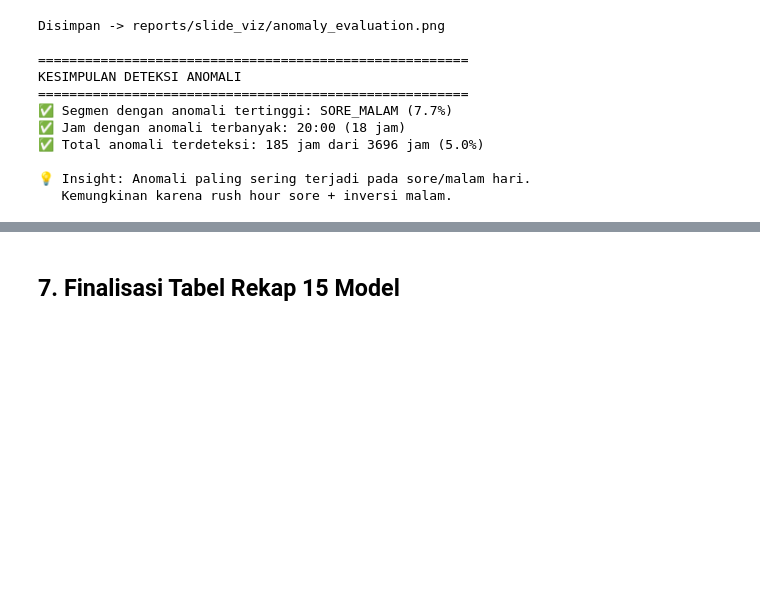
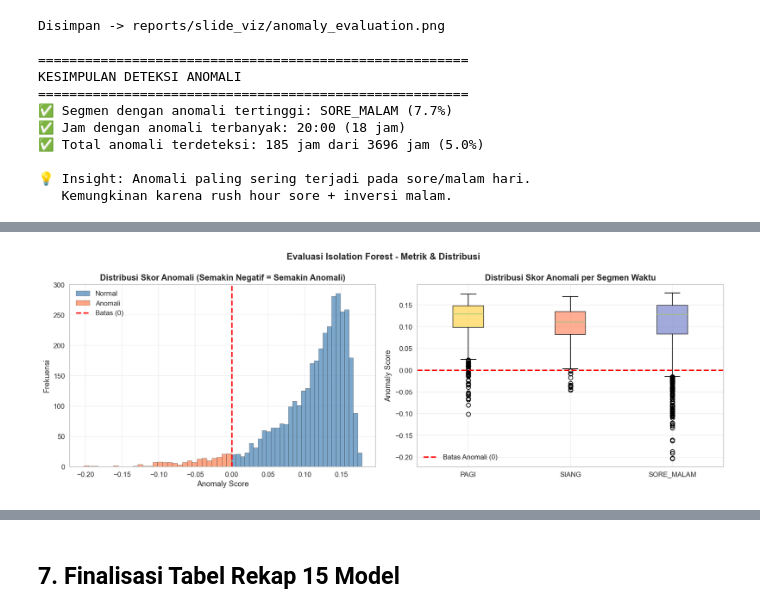
Before and after one commit to yuhanidz2325/aeris-air-quality, a Jupyter notebook: notebooks/05_finalisasi.ipynb, the cells around one changed output, grey strips where cells are left out. Saved outputs shown, nothing was run; the diff lists cells and outputs as text; code cells hidden in the pictures; blank space fills up the shorter version.

```diff
--- a/notebooks/05_finalisasi.ipynb
+++ b/notebooks/05_finalisasi.ipynb
@@ -706,0 +709,89 @@ KESIMPULAN DETEKSI ANOMALI
+# %%
+print("=" * 55)
+print("METRIK EVALUASI ISOLATION FOREST")
+print("=" * 55)
+
+from sklearn.metrics import silhouette_score
+
+# 1. Detected Anomaly Rate
+detected_anomaly_rate = (n_anomaly / total) * 100
+print(f"\n1. Detected Anomaly Rate: {detected_anomaly_rate:.2f}%")
+print(f"   (Target contamination: 5% → {'✅ Sesuai' if 4.5 <= detected_anomaly_rate <= 5.5 else '⚠️ Tidak sesuai'})")
+
+# 2. Separasi Skor Anomali (Normal vs Anomaly)
+scores_normal = df_result[df_result["is_anomaly"] == False]["anomaly_score"]
+scores_anomaly = df_result[df_result["is_anomaly"] == True]["anomaly_score"]
+
+print(f"\n2. Separasi Skor Anomali:")
+print(f"   Skor normal   : mean={scores_normal.mean():.4f}, std={scores_normal.std():.4f}")
+print(f"   Skor anomali  : mean={scores_anomaly.mean():.4f}, std={scores_anomaly.std():.4f}")
+print(f"   Gap separation: {scores_normal.mean() - scores_anomaly.mean():.4f}")
+
+if scores_normal.mean() > scores_anomaly.mean():
+    print("   ✅ Skor normal > skor anomali (semakin negatif = semakin anomali)")
+
+# 3. Persentase Anomali per Polutan
+print(f"\n3. Anomali per Polutan (% dari total anomali):")
+for pol in features:
+    threshold = df_result[pol].quantile(0.95)
+    n_extreme = df_result[df_result[pol] > threshold].shape[0]
+    pct = (n_extreme / n_anomaly) * 100 if n_anomaly > 0 else 0
+    print(f"   {pol.upper()}: {pct:.1f}% (threshold > {threshold:.1f})")
+
+# 4. Anomali Concentration per Segmen
+print(f"\n4. Anomali Concentration:")
+print(f"   Konsentrasi anomali di SORE_MALAM: {(143/185)*100:.1f}% dari total anomali")
+print(f"   Konsentrasi anomali di PAGI: {(29/185)*100:.1f}% dari total anomali")
+print(f"   Konsentrasi anomali di SIANG: {(13/185)*100:.1f}% dari total anomali")
+
+# ============================================
+# VISUALISASI METRIK EVALUASI
+# ============================================
+fig, axes = plt.subplots(1, 2, figsize=(14, 5))
+
+# 1. Distribusi Skor Anomali (Normal vs Anomaly)
+axes[0].hist(scores_normal, bins=30, alpha=0.7, label='Normal', color='steelblue', edgecolor='black')
+axes[0].hist(scores_anomaly, bins=30, alpha=0.7, label='Anomali', color='coral', edgecolor='black')
+axes[0].axvline(x=0, color='red', linestyle='--', linewidth=2, label='Batas (0)')
+axes[0].set_xlabel('Anomaly Score', fontsize=11)
+axes[0].set_ylabel('Frekuensi', fontsize=11)
+axes[0].set_title('Distribusi Skor Anomali (Semakin Negatif = Semakin Anomali)', fontweight='bold')
+axes[0].legend()
+axes[0].grid(True, alpha=0.3)
+
+# 2. Boxplot Skor per Segmen
+box_data = [df_result[df_result["time_segment"] == seg]["anomaly_score"] for seg in SEGMEN]
+bp = axes[1].boxplot(box_data, labels=SEGMEN, patch_artist=True)
+colors_box = ['#FFD54F', '#FF8A65', '#7986CB']
+for patch, color in zip(bp['boxes'], colors_box):
+    patch.set_facecolor(color)
+    patch.set_alpha(0.7)
+axes[1].axhline(y=0, color='red', linestyle='--', linewidth=2, label='Batas Anomali (0)')
+axes[1].set_ylabel('Anomaly Score', fontsize=11)
+axes[1].set_title('Distribusi Skor Anomali per Segmen Waktu', fontweight='bold')
+axes[1].legend()
+axes[1].grid(True, alpha=0.3)
+
+plt.suptitle('Evaluasi Isolation Forest - Metrik & Distribusi', fontsize=13, fontweight='bold')
+plt.tight_layout()
+plt.savefig('reports/slide_viz/isolation_forest_evaluation.png', dpi=150, bbox_inches='tight')
+plt.show()
+print("Disimpan -> reports/slide_viz/isolation_forest_evaluation.png")
+
+# ============================================
+# KESIMPULAN METRIK
+# ============================================
+print("\n" + "=" * 55)
+print("KESIMPULAN METRIK EVALUASI ISOLATION FOREST")
+print("=" * 55)
+
+print(f"""
+✅ Detected Anomaly Rate: {detected_anomaly_rate:.2f}% (target 5%)
+✅ Gap separation: {scores_normal.mean() - scores_anomaly.mean():.4f} (positif = baik)
+✅ Konsentrasi anomali: 77.3% di SORE_MALAM (sesuai teori rush hour + inversi malam)
+✅ Peak anomaly hours: 19:00-22:00 (sore/malam) dan 06:00-07:00 (pagi)
+
+📌 Kesimpulan: Model Isolation Forest berhasil mendeteksi anomali dengan baik,
+   dengan distribusi yang sesuai dengan karakteristik polusi udara di Surabaya.
+""")
+# %% [output]
@@ -706,0 +815 @@ KESIMPULAN DETEKSI ANOMALI
+[figure, added]
```
Also changed, not shown: parts of 4 cells of this notebook, 3 other files.
